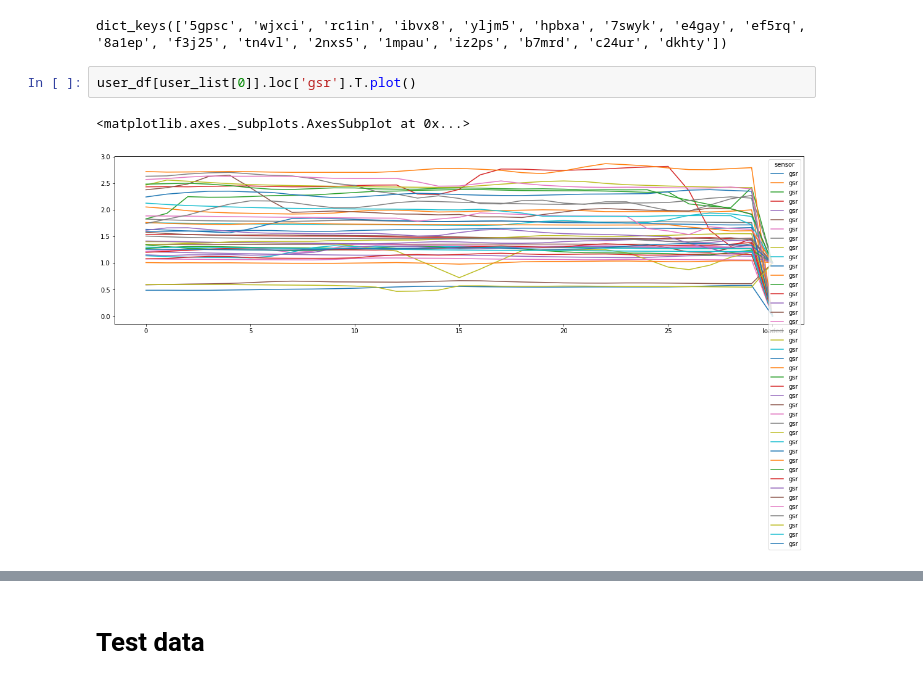
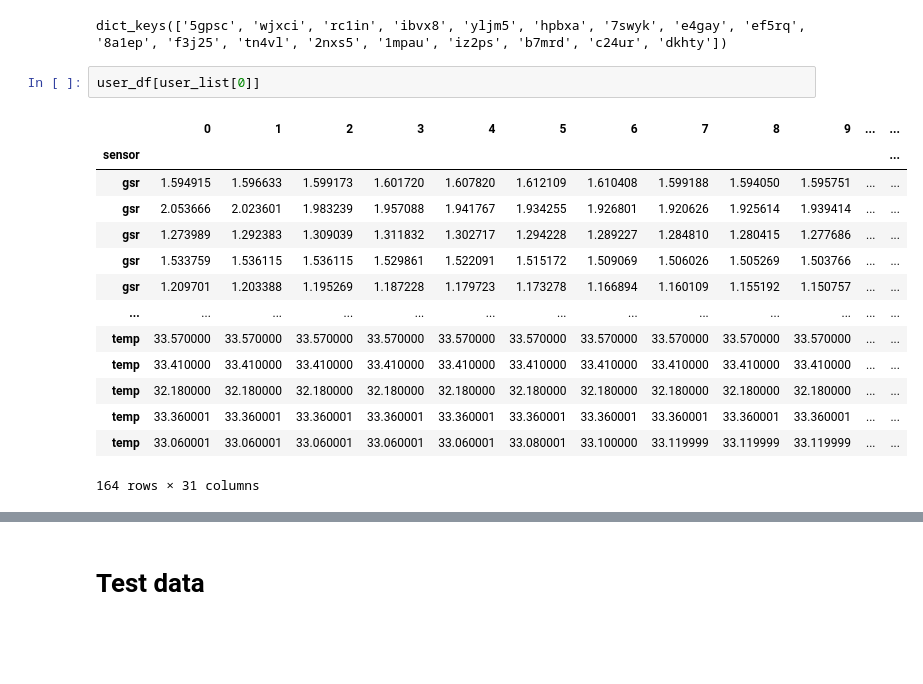
Before and after one commit to VHKA1729/cognitive-load, a Jupyter notebook: Preliminary_VHKA.ipynb, the cells around one changed output, grey strips where cells are left out. Cells and saved outputs as stored; diff of their text form; blank space fills up the shorter version.

```diff
--- a/Preliminary_VHKA.ipynb
+++ b/Preliminary_VHKA.ipynb
@@ -224,7 +232,19 @@ user_df.keys()
 # %% [output]
 dict_keys(['5gpsc', 'wjxci', 'rc1in', 'ibvx8', 'yljm5', 'hpbxa', '7swyk', 'e4gay', 'ef5rq', '8a1ep', 'f3j25', 'tn4vl', '2nxs5', '1mpau', 'iz2ps', 'b7mrd', 'c24ur', 'dkhty'])
 # %%
-user_df[user_list[0]].loc['gsr'].T.plot()
+user_df[user_list[0]]
 # %% [output]
+|  | 0 | 1 | 2 | 3 | 4 | 5 | 6 | 7 | 8 | 9 | ... | ... |
+| sensor |  |  |  |  |  |  |  |  |  |  |  | ... |
+| gsr | 1.594915 | 1.596633 | 1.599173 | 1.601720 | 1.607820 | 1.612109 | 1.610408 | 1.599188 | 1.594050 | 1.595751 | ... | ... |
+| gsr | 2.053666 | 2.023601 | 1.983239 | 1.957088 | 1.941767 | 1.934255 | 1.926801 | 1.920626 | 1.925614 | 1.939414 | ... | ... |
+| gsr | 1.273989 | 1.292383 | 1.309039 | 1.311832 | 1.302717 | 1.294228 | 1.289227 | 1.284810 | 1.280415 | 1.277686 | ... | ... |
+| gsr | 1.533759 | 1.536115 | 1.536115 | 1.529861 | 1.522091 | 1.515172 | 1.509069 | 1.506026 | 1.505269 | 1.503766 | ... | ... |
+| gsr | 1.209701 | 1.203388 | 1.195269 | 1.187228 | 1.179723 | 1.173278 | 1.166894 | 1.160109 | 1.155192 | 1.150757 | ... | ... |
+| ... | ... | ... | ... | ... | ... | ... | ... | ... | ... | ... | ... | ... |
+| temp | 33.570000 | 33.570000 | 33.570000 | 33.570000 | 33.570000 | 33.570000 | 33.570000 | 33.570000 | 33.570000 | 33.570000 | ... | ... |
+| temp | 33.410000 | 33.410000 | 33.410000 | 33.410000 | 33.410000 | 33.410000 | 33.410000 | 33.410000 | 33.410000 | 33.410000 | ... | ... |
+| temp | 32.180000 | 32.180000 | 32.180000 | 32.180000 | 32.180000 | 32.180000 | 32.180000 | 32.180000 | 32.180000 | 32.180000 | ... | ... |
+| temp | 33.360001 | 33.360001 | 33.360001 | 33.360001 | 33.360001 | 33.360001 | 33.360001 | 33.360001 | 33.360001 | 33.360001 | ... | ... |
+| temp | 33.060001 | 33.060001 | 33.060001 | 33.060001 | 33.060001 | 33.080001 | 33.100000 | 33.119999 | 33.119999 | 33.119999 | ... | ... |
-<matplotlib.axes._subplots.AxesSubplot at 0x...>
+164 rows × 31 columns
-[figure, removed]
```
Also changed, not shown: parts of 25 cells of this notebook.
